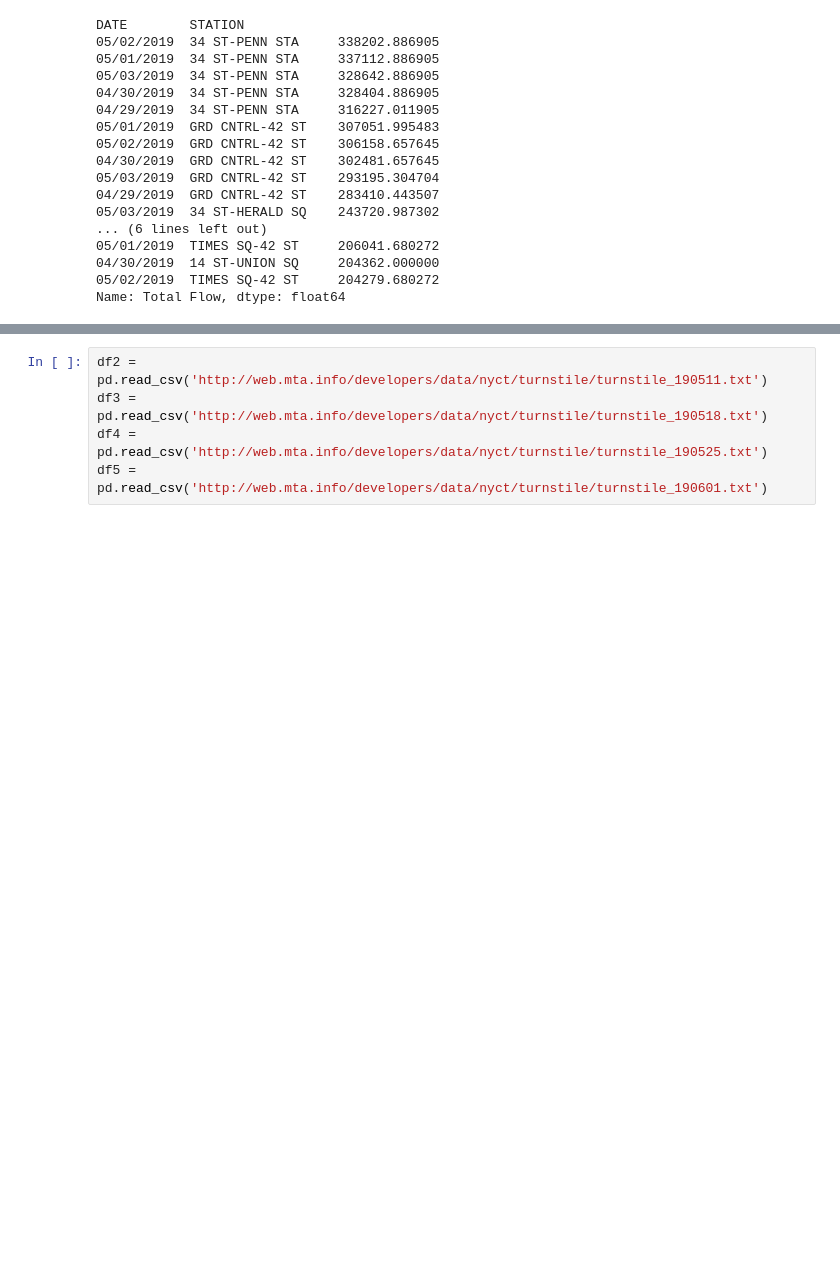
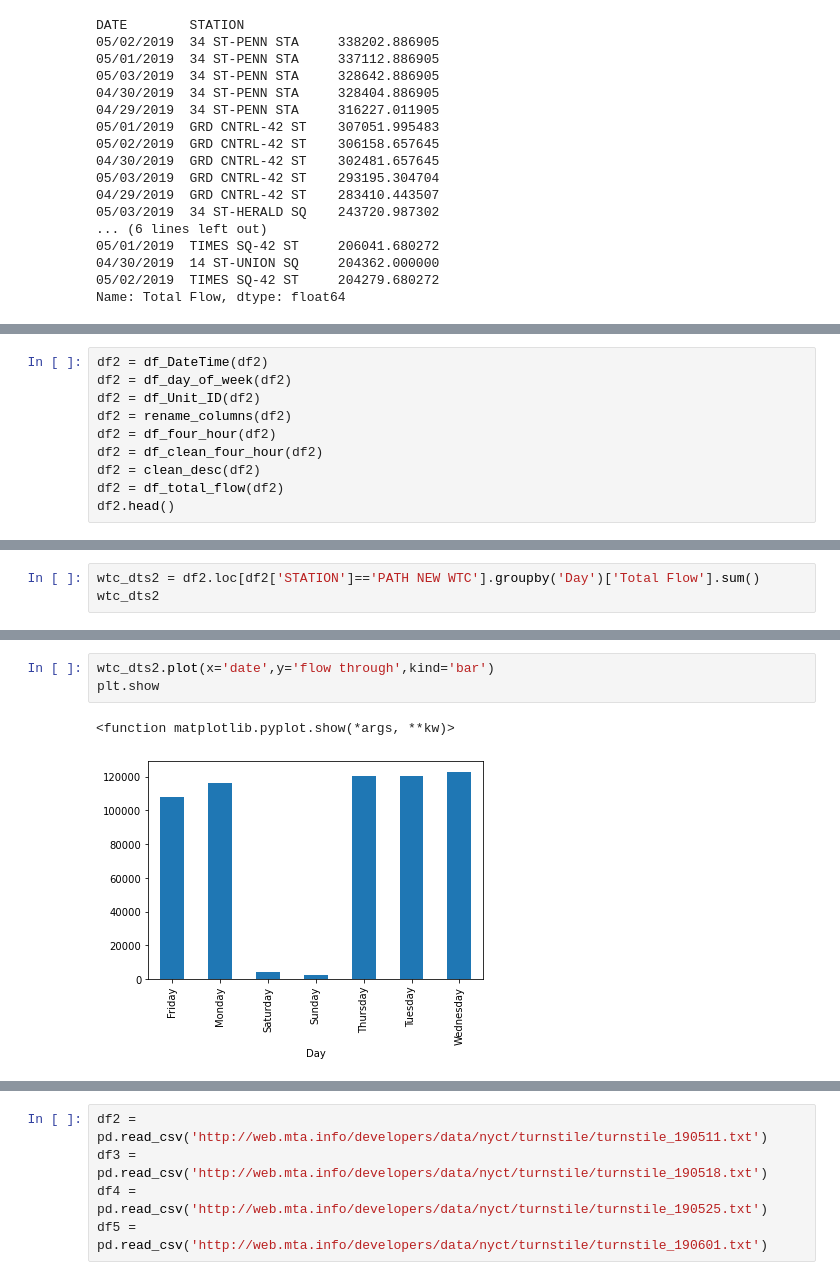
Before and after one commit to ejfeldman7/Metis_Project_1, a Jupyter notebook: first_notebook.ipynb, the cells around one changed output, grey strips where cells are left out. Saved outputs shown, nothing was run; the diff lists cells and outputs as text; blank space fills up the shorter version.

Commit message:
Add files via upload
Worked onto Week 2 of data

```diff
--- a/first_notebook.ipynb
+++ b/first_notebook.ipynb
@@ -222,0 +219,10 @@ Name: Total Flow, dtype: float64
+# %%
+df2 = df_DateTime(df2)
+df2 = df_day_of_week(df2)
+df2 = df_Unit_ID(df2)
+df2 = rename_columns(df2)
+df2 = df_four_hour(df2)
+df2 = df_clean_four_hour(df2)
+df2 = clean_desc(df2)
+df2 = df_total_flow(df2)
+df2.head()
@@ -222,0 +236,3 @@ Name: Total Flow, dtype: float64
+# %%
+wtc_dts2 = df2.loc[df2['STATION']=='PATH NEW WTC'].groupby('Day')['Total Flow'].sum()
+wtc_dts2
@@ -222,0 +249,6 @@ Name: Total Flow, dtype: float64
+# %%
+wtc_dts2.plot(x='date',y='flow through',kind='bar')
+plt.show
+# %% [output]
+<function matplotlib.pyplot.show(*args, **kw)>
+[figure, added]
```
Also changed, not shown: parts of 7 cells of this notebook.
